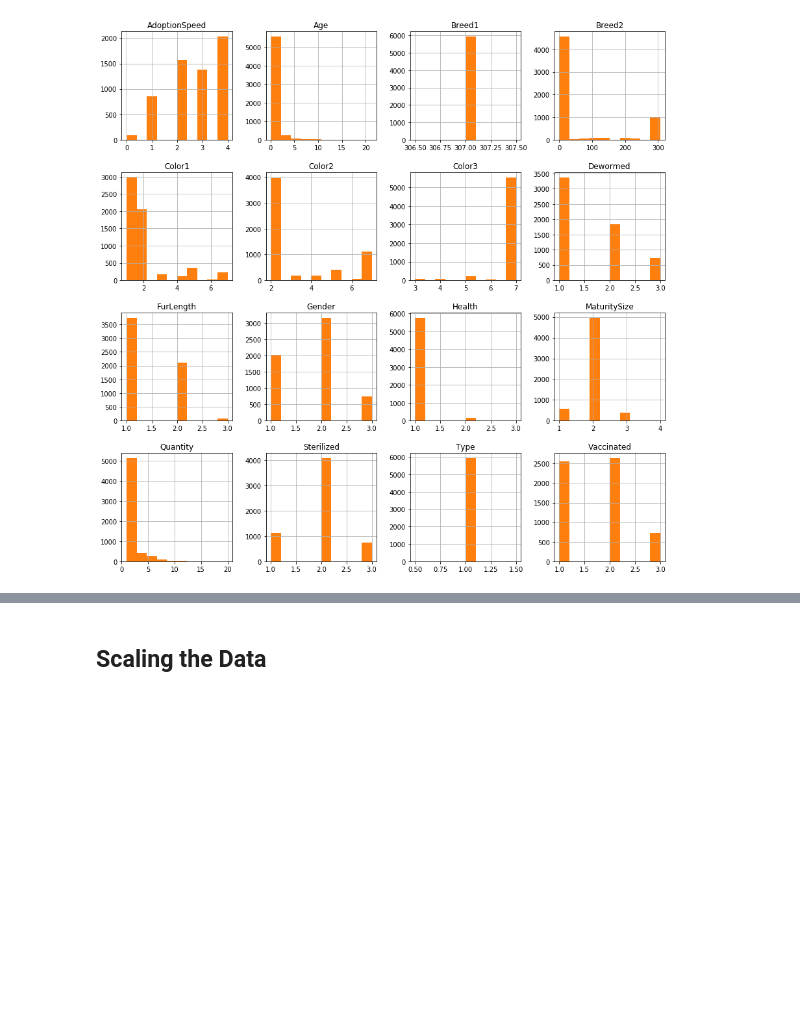
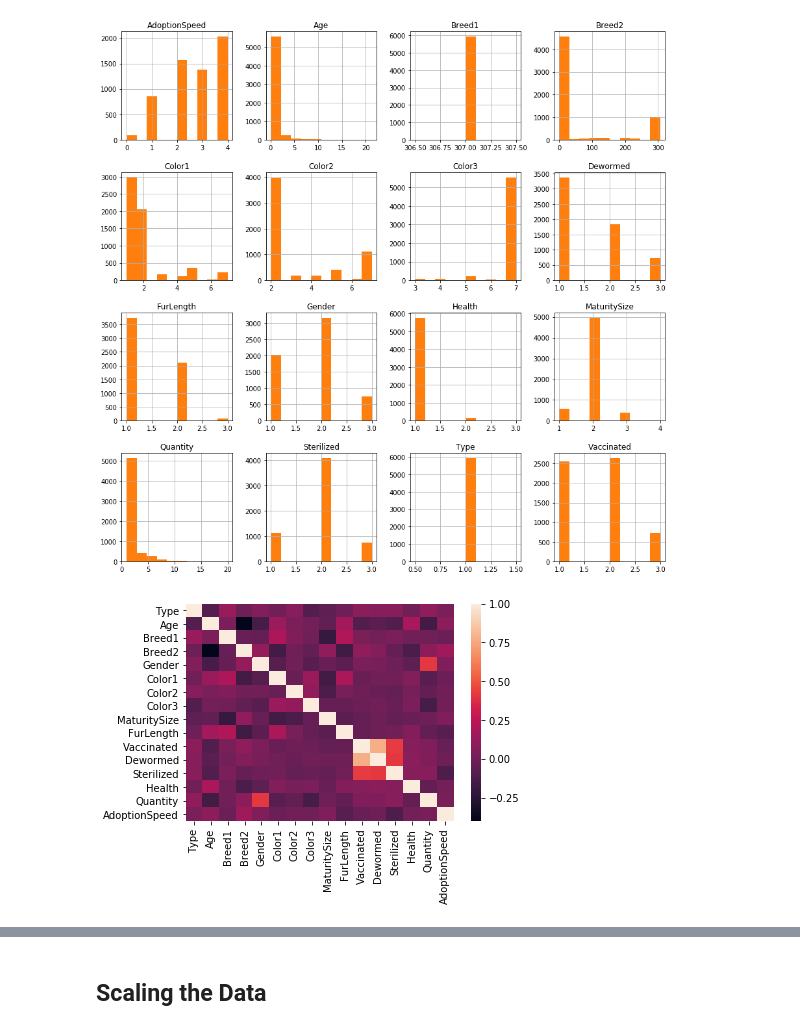
Before and after one commit to maheshbabugorantla/PetAdoption-Prediction, a Jupyter notebook: Kaggle-Notebook.ipynb, the cells around one changed output, grey strips where cells are left out. Cells and saved outputs as stored; diff of their text form; code cells hidden in the pictures; blank space fills up the shorter version.

```diff
--- a/Kaggle-Notebook.ipynb
+++ b/Kaggle-Notebook.ipynb
@@ -407,3 +405,13 @@ dog_breeds_ = dog_breeds[dog_breeds['Type'] == 2].hist(figsize=(15, 15))
 cat_breeds_ = cat_breeds[cat_breeds['Type'] == 1].hist(figsize=(15, 15), color='C1')
 # %% [output]
 [figure]
+# %%
+from seaborn import heatmap
+
+def plot_corr_heatmap(df=None):
+    heatmap(df.corr())
+
+# Plot Dog Breeds Correlation Matrix
+plot_corr_heatmap(df=dog_breeds)
+# %% [output]
+[figure, added]
```
Also changed, not shown: parts of 7 cells of this notebook.
